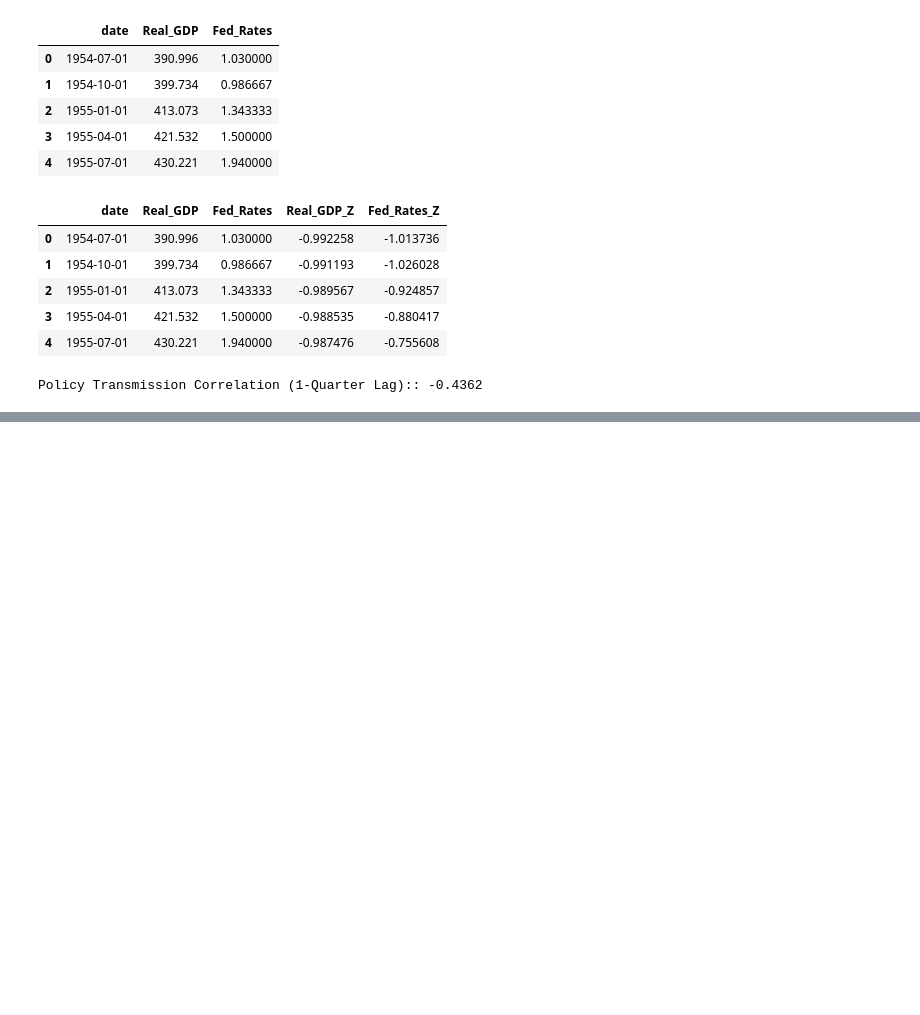
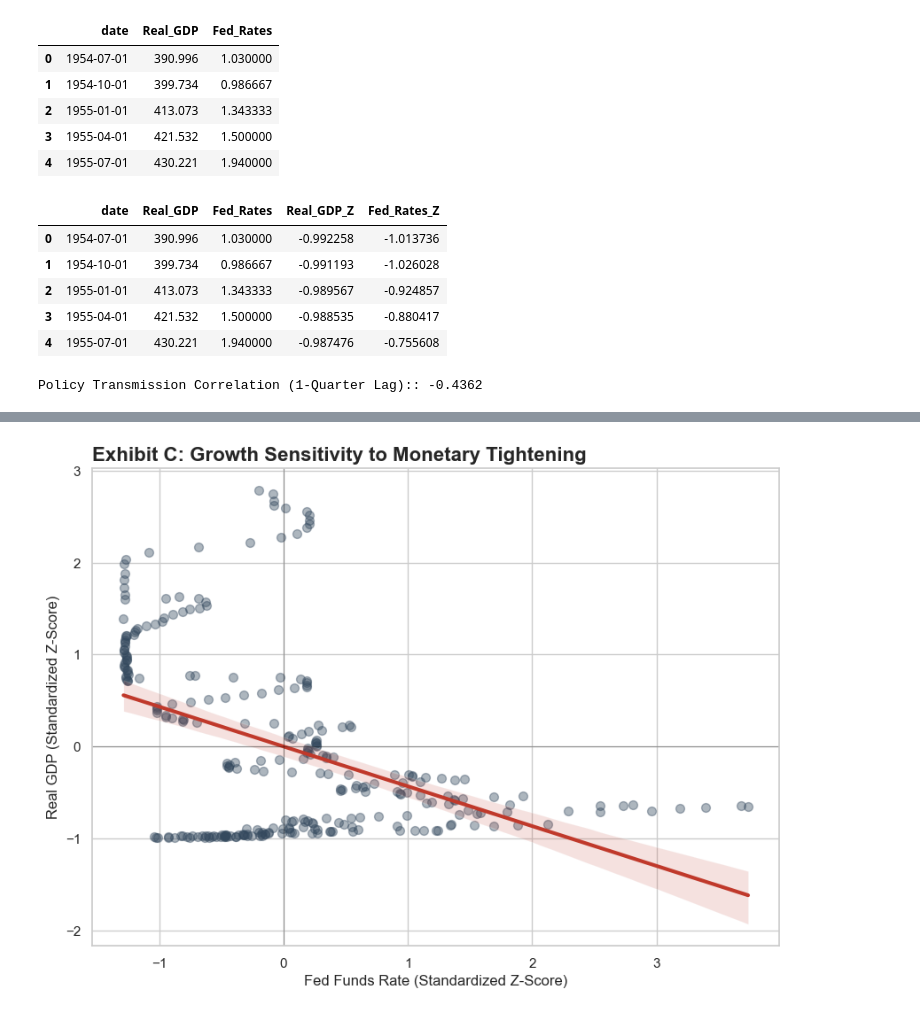
Before and after one commit to mjshubham21/fed_interst_gdp_python, a Jupyter notebook: GDP_Fed_Intrest_Project.ipynb, the cells around one changed output, grey strips where cells are left out. Saved outputs shown, nothing was run; the diff lists cells and outputs as text; code cells hidden in the pictures; blank space fills up the shorter version.

```diff
--- a/GDP_Fed_Intrest_Project.ipynb
+++ b/GDP_Fed_Intrest_Project.ipynb
@@ -130,0 +227,15 @@ Policy Transmission Correlation (1-Quarter Lag):: -0.4362
+# %%
+# Regression Sensitivity
+plt.figure(figsize=(10, 7))
+sns.regplot(data=df_factor, x='Fed_Rates_Z', y='Real_GDP_Z',
+            scatter_kws={'alpha':0.4, 'color':'#34495e', 's':50},
+            line_kws={'color':'#c0392b', 'linewidth':3})
+
+plt.title("Exhibit C: Growth Sensitivity to Monetary Tightening", fontsize=16, fontweight="bold", loc='left')
+plt.xlabel("Fed Funds Rate (Standardized Z-Score)", fontsize=12)
+plt.ylabel("Real GDP (Standardized Z-Score)", fontsize=12)
+plt.axhline(0, color='black', linewidth=0.8, alpha=0.3)
+plt.axvline(0, color='black', linewidth=0.8, alpha=0.3)
+plt.show()
+# %% [output]
+[figure, added]
```
Also changed, not shown: parts of 7 cells of this notebook, 2 other files.
